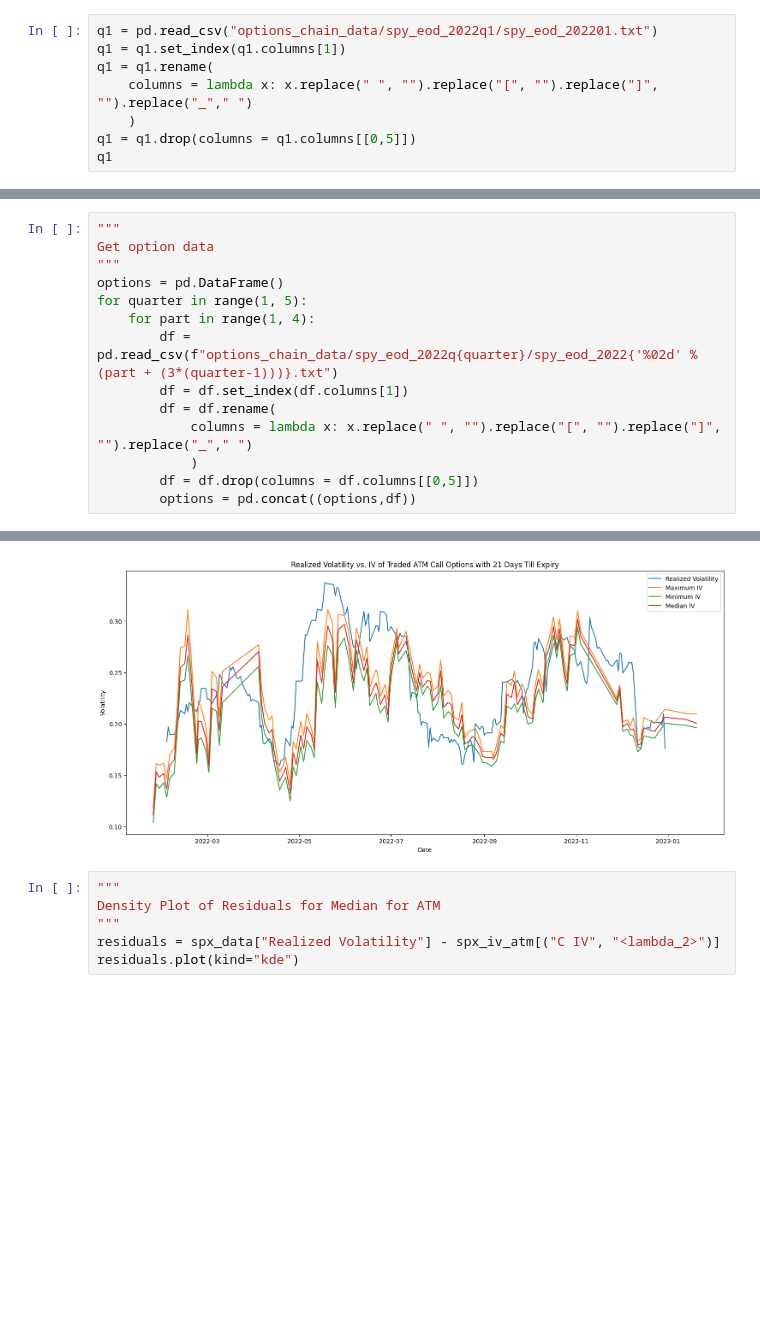
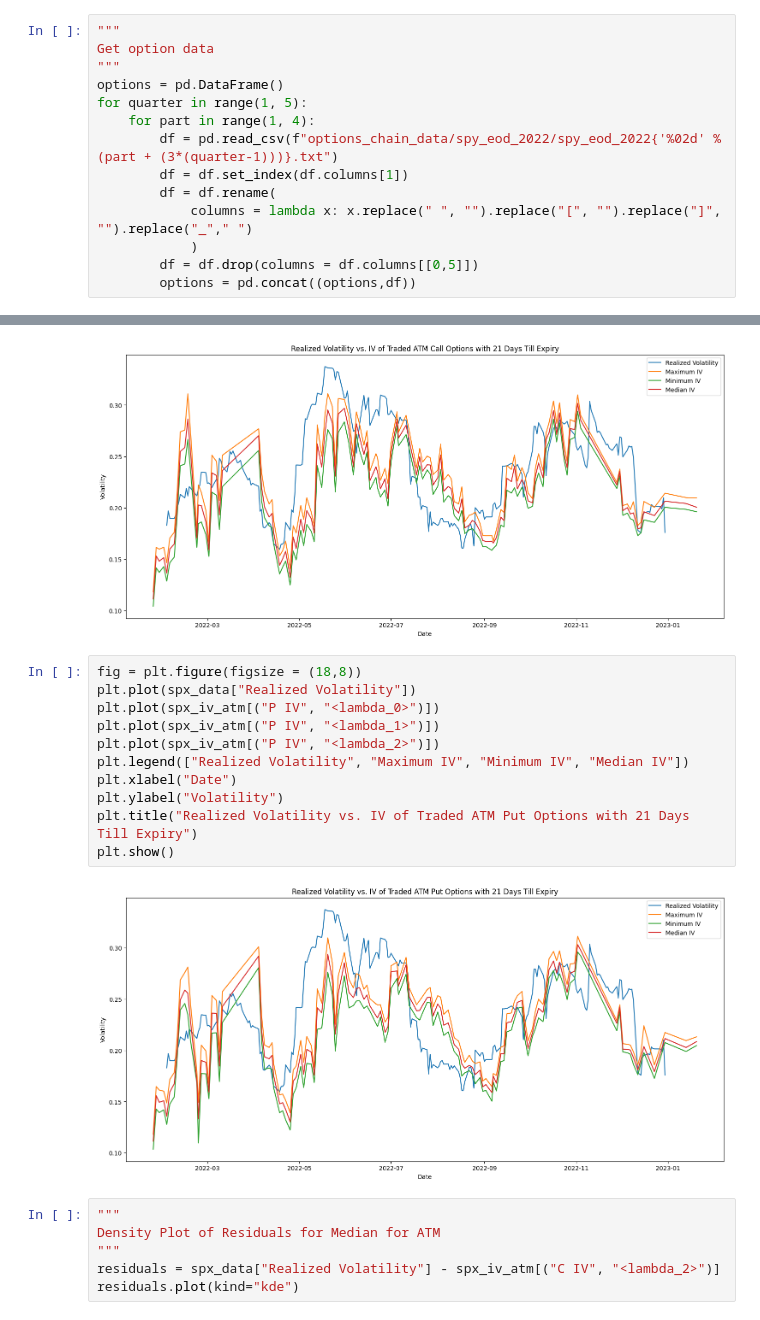
Before and after one commit to tayo4pf/Forecasting-Implied-Volatility-with-Machine-Learning-Techniques, a Jupyter notebook: options_analysis.ipynb, the cells around one changed output, grey strips where cells are left out. Drawn from its saved outputs; the diff is of its cells as text; blank space fills up the shorter version.

```diff
--- a/options_analysis.ipynb
+++ b/options_analysis.ipynb
@@ -62,10 +62,16 @@ spx_data.plot()
 # %% [markdown]
 ### 2. Options Implied Volatility
 # %%
-q1 = pd.read_csv("options_chain_data/spy_eod_2022q1/spy_eod_202201.txt")
-q1 = q1.set_index(q1.columns[1])
-q1 = q1.rename(
-    columns = lambda x: x.replace(" ", "").replace("[", "").replace("]", "").replace("_"," ")
-    )
-q1 = q1.drop(columns = q1.columns[[0,5]])
-q1
+"""
+Get option data
+"""
+options = pd.DataFrame()
+for quarter in range(1, 5):
+    for part in range(1, 4):
+        df = pd.read_csv(f"options_chain_data/spy_eod_2022/spy_eod_2022{'%02d' % (part + (3*(quarter-1)))}.txt")
+        df = df.set_index(df.columns[1])
+        df = df.rename(
+            columns = lambda x: x.replace(" ", "").replace("[", "").replace("]", "").replace("_"," ")
+            )
+        df = df.drop(columns = df.columns[[0,5]])
+        options = pd.concat((options,df))
@@ -87,17 +78,3 @@ q1
-# %%
-"""
-Get option data
-"""
-options = pd.DataFrame()
-for quarter in range(1, 5):
-    for part in range(1, 4):
-        df = pd.read_csv(f"options_chain_data/spy_eod_2022q{quarter}/spy_eod_2022{'%02d' % (part + (3*(quarter-1)))}.txt")
-        df = df.set_index(df.columns[1])
-        df = df.rename(
-            columns = lambda x: x.replace(" ", "").replace("[", "").replace("]", "").replace("_"," ")
-            )
-        df = df.drop(columns = df.columns[[0,5]])
-        options = pd.concat((options,df))
 # %%
 options = options.replace(" ", np.nan)
 # %%
@@ -230,6 +207,19 @@ plt.title("Realized Volatility vs. IV of Traded ATM Call Options with 21 Days Ti
 plt.show()
 # %% [output]
 [figure]
+# %%
+fig = plt.figure(figsize = (18,8))
+plt.plot(spx_data["Realized Volatility"])
+plt.plot(spx_iv_atm[("P IV", "<lambda_0>")])
+plt.plot(spx_iv_atm[("P IV", "<lambda_1>")])
+plt.plot(spx_iv_atm[("P IV", "<lambda_2>")])
+plt.legend(["Realized Volatility", "Maximum IV", "Minimum IV", "Median IV"])
+plt.xlabel("Date")
+plt.ylabel("Volatility")
+plt.title("Realized Volatility vs. IV of Traded ATM Put Options with 21 Days Till Expiry")
+plt.show()
+# %% [output]
+[figure, added]
 # %%
 """
 Density Plot of Residuals for Median for ATM
```
Also changed, not shown: parts of 3 cells of this notebook, 8 other files.
